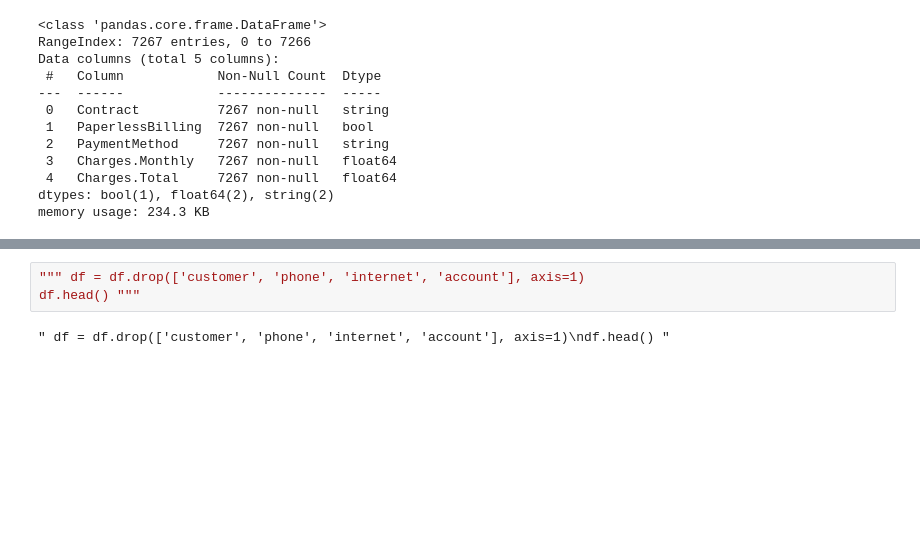
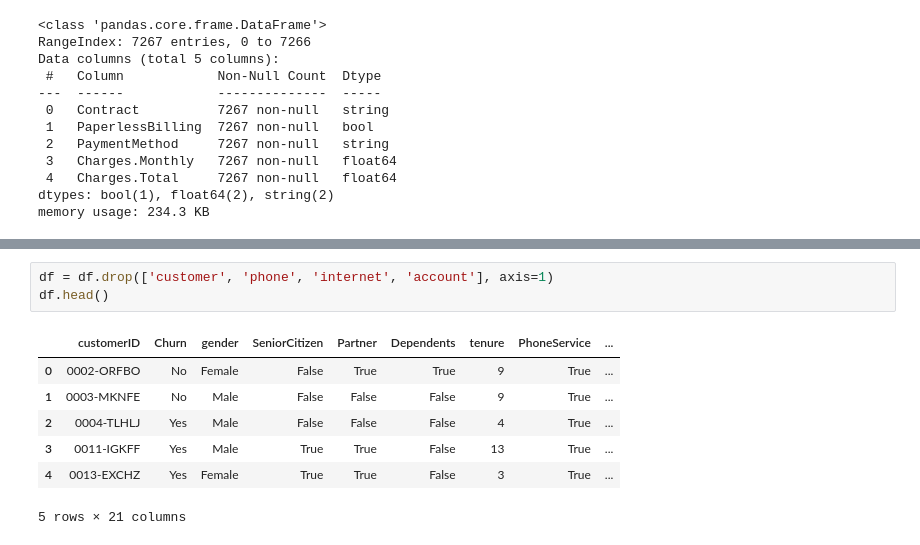
Before and after one commit to CarlitoUwU/Telecom-Challenge, a Jupyter notebook: Telecom-X.ipynb, the cells around one changed output, grey strips where cells are left out. Saved outputs shown, nothing was run; the diff lists cells and outputs as text; blank space fills up the shorter version.

```diff
--- a/Telecom-X.ipynb
+++ b/Telecom-X.ipynb
@@ -375,5 +381,11 @@ df.head() """
 # %%
-""" df = df.drop(['customer', 'phone', 'internet', 'account'], axis=1)
-df.head() """
+df = df.drop(['customer', 'phone', 'internet', 'account'], axis=1)
+df.head()
 # %% [output]
+|  | customerID | Churn | gender | SeniorCitizen | Partner | Dependents | tenure | PhoneService | ... |
+| 0 | 0002-ORFBO | No | Female | False | True | True | 9 | True | ... |
+| 1 | 0003-MKNFE | No | Male | False | False | False | 9 | True | ... |
+| 2 | 0004-TLHLJ | Yes | Male | False | False | False | 4 | True | ... |
+| 3 | 0011-IGKFF | Yes | Male | True | True | False | 13 | True | ... |
+| 4 | 0013-EXCHZ | Yes | Female | True | True | False | 3 | True | ... |
-" df = df.drop(['customer', 'phone', 'internet', 'account'], axis=1)\ndf.head() "
+5 rows × 21 columns
```
Also changed, not shown: parts of 4 cells of this notebook.
